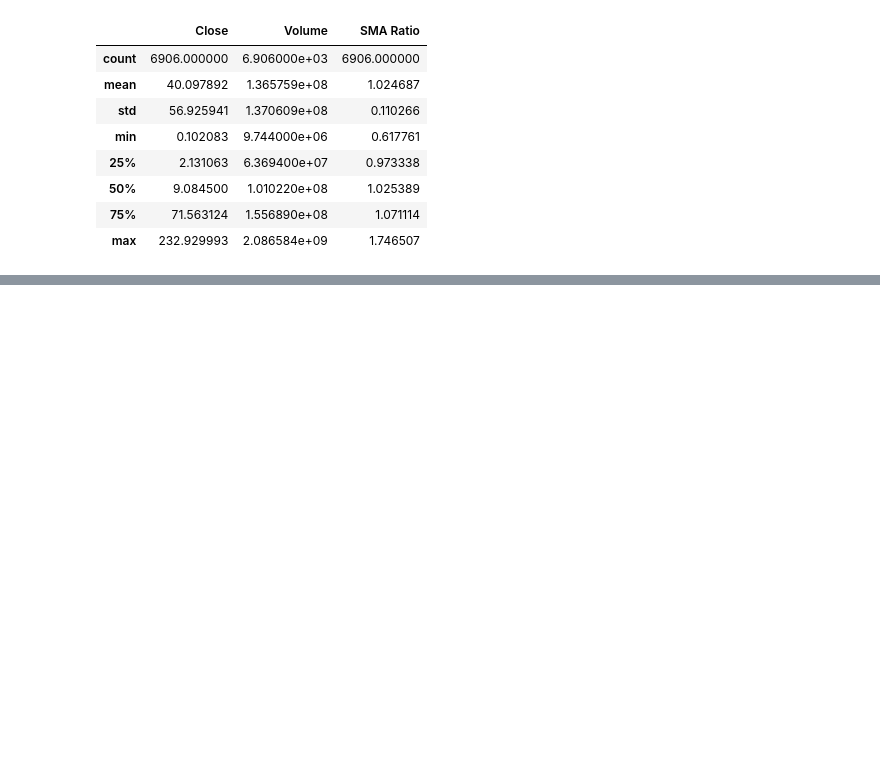
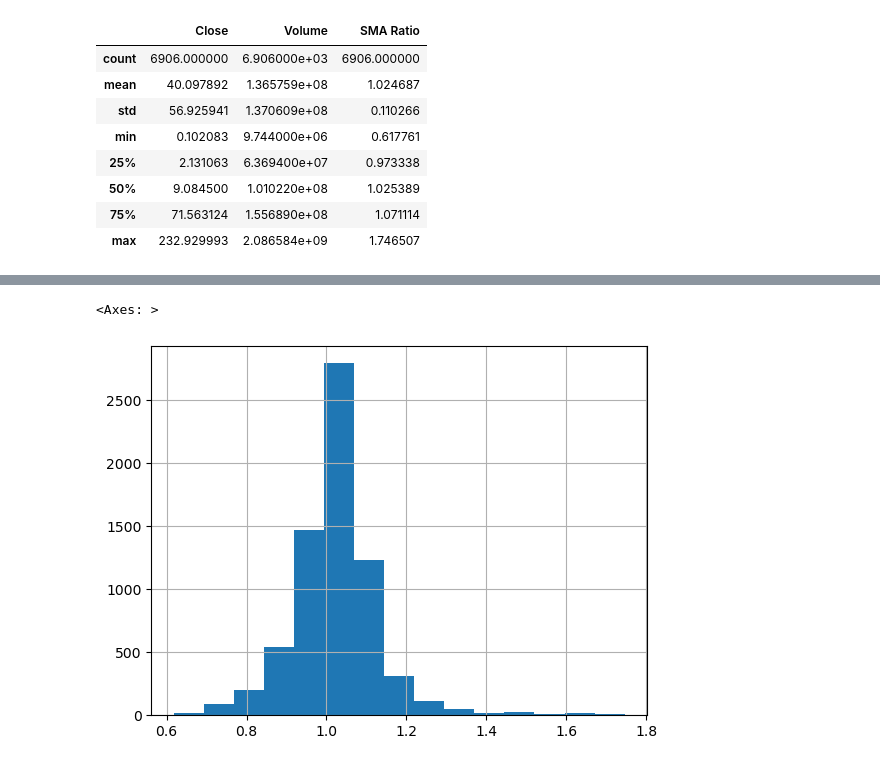
Before and after one commit to joeyallen1/RL_Trading, a Jupyter notebook: Trading.ipynb, the cells around one changed output, grey strips where cells are left out. Saved outputs shown, nothing was run; the diff lists cells and outputs as text; code cells hidden in the pictures; blank space fills up the shorter version.

```diff
--- a/Trading.ipynb
+++ b/Trading.ipynb
@@ -146,0 +153,5 @@ amzn_df.describe()
+# %%
+amzn_df['SMA Ratio'].hist(bins=15)
+# %% [output]
+<Axes: >
+[figure, added]
```
Also changed, not shown: parts of 2 cells of this notebook.
